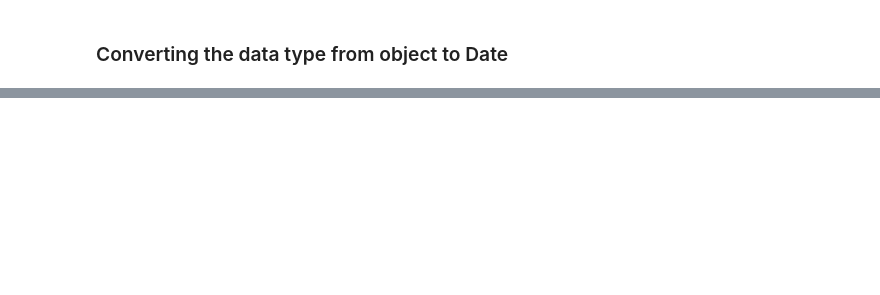
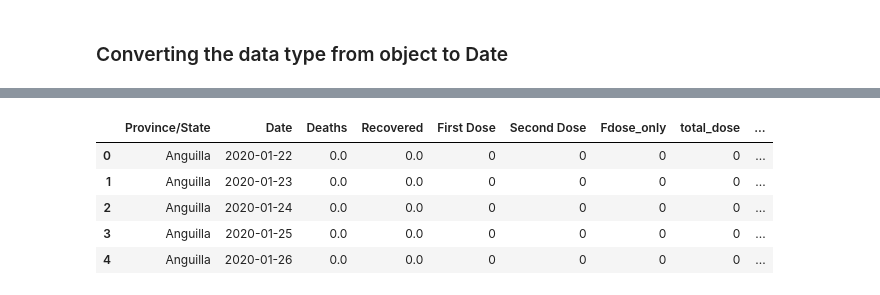
Before and after one commit to shaunanilson/Covid19_Analysis_LSE, a Jupyter notebook: Final Assignment - Uk Covid Cases.ipynb, the cells around one changed output, grey strips where cells are left out. Cells and saved outputs as stored; diff of their text form; code cells hidden in the pictures; blank space fills up the shorter version.

```diff
--- a/Final Assignment - Uk Covid Cases.ipynb
+++ b/Final Assignment - Uk Covid Cases.ipynb
@@ -172,9 +192,17 @@ memory usage: 296.2+ KB
 # %%
 
 # Creating column containing those individual who have received only the first dose
 ukvac['Fdose_only']=ukvac['First Dose'] - ukvac['Second Dose']
 ukvac['total_dose']=ukvac['First Dose'] + ukvac['Second Dose']
 ukvac['Fdose_perc']=ukvac['First Dose']/ukvac['total_dose']
+ukvac['month_year']=ukvac['Date'].dt.to_period('M')
+# %% [output]
+|  | Province/State | Date | Deaths | Recovered | First Dose | Second Dose | Fdose_only | total_dose | ... |
+| 0 | Anguilla | 2020-01-22 | 0.0 | 0.0 | 0 | 0 | 0 | 0 | ... |
+| 1 | Anguilla | 2020-01-23 | 0.0 | 0.0 | 0 | 0 | 0 | 0 | ... |
+| 2 | Anguilla | 2020-01-24 | 0.0 | 0.0 | 0 | 0 | 0 | 0 | ... |
+| 3 | Anguilla | 2020-01-25 | 0.0 | 0.0 | 0 | 0 | 0 | 0 | ... |
+| 4 | Anguilla | 2020-01-26 | 0.0 | 0.0 | 0 | 0 | 0 | 0 | ... |
 # %%
 # Group by Country/Region
 state_group=ukvac.groupby('Province/State')
```
Also changed, not shown: parts of 11 cells of this notebook.
